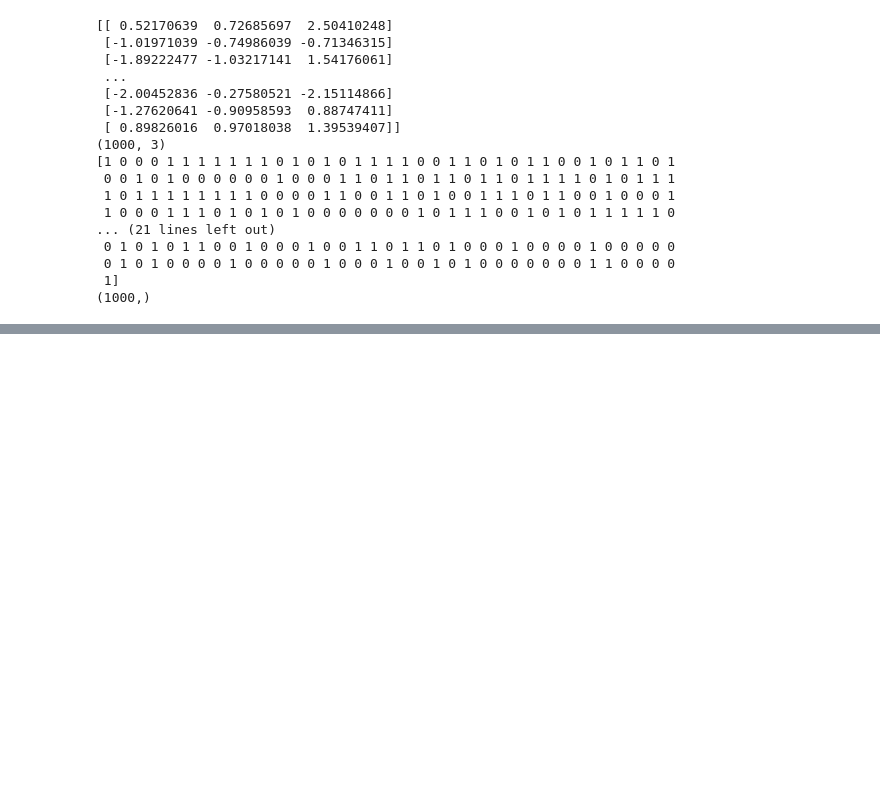
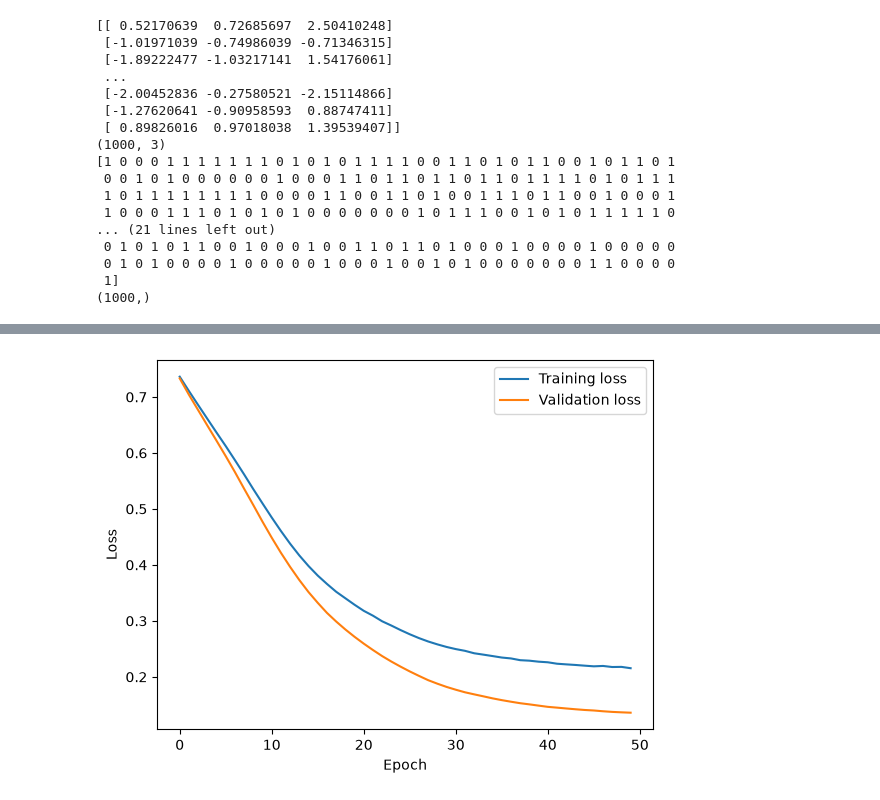
Before and after one commit to InodUmayanga/neural_networks_1, a Jupyter notebook: training_neural_network.ipynb, the cells around one changed output, grey strips where cells are left out. Saved outputs shown, nothing was run; the diff lists cells and outputs as text; code cells hidden in the pictures; blank space fills up the shorter version.

```diff
--- a/training_neural_network.ipynb
+++ b/training_neural_network.ipynb
@@ -64,0 +96,8 @@ Train std: [1. 1. 1.]
+# %%
+train_dataset = TensorDataset(X_train_t, y_train_t) # TensorDataset combines the feature and labels into a single dataset object
+
+train_loader = DataLoader(train_dataset, batch_size=32, shuffle=True)
+
+print(train_loader)
+print(type(train_loader))
+print(list(train_loader))
@@ -64,0 +122,11 @@ Train std: [1. 1. 1.]
+# %%
+# 6. Define the model: 3 input features -> 8 hidden nodes -> 1 output
+class CustomerPredictor(nn.Module):
+    def __init__(self):
+        super().__init__()
+        self.hidden = nn.Linear(3, 8)
+        self.output = nn.Linear(8, 1)
+
+    def forward(self, x):
+        x = torch.relu(self.hidden(x))
+        return self.output(x)
@@ -64,0 +135,5 @@ Train std: [1. 1. 1.]
+# %%
+model = CustomerPredictor()
+
+loss_function = nn.BCEWithLogitsLoss() # BCEWithLogitsLoss is the loss function used for binary classification
+optimizer = optim.AdamW(model.parameters(), lr=1e-3, weight_decay=1e-4) # AdamW is the modern optimizing algorithm.  lr=1e-3, weight_decay=1e-4 are hyperparameters
@@ -64,0 +199,10 @@ Train std: [1. 1. 1.]
+# %%
+# 10. Plot training and validation loss on the same graph
+plt.plot(train_losses, label="Training loss")
+plt.plot(val_losses, label="Validation loss")
+plt.xlabel("Epoch")
+plt.ylabel("Loss")
+plt.legend()
+plt.show()
+# %% [output]
+[figure, added]
```
Also changed, not shown: parts of 7 cells of this notebook, 1 other file.
